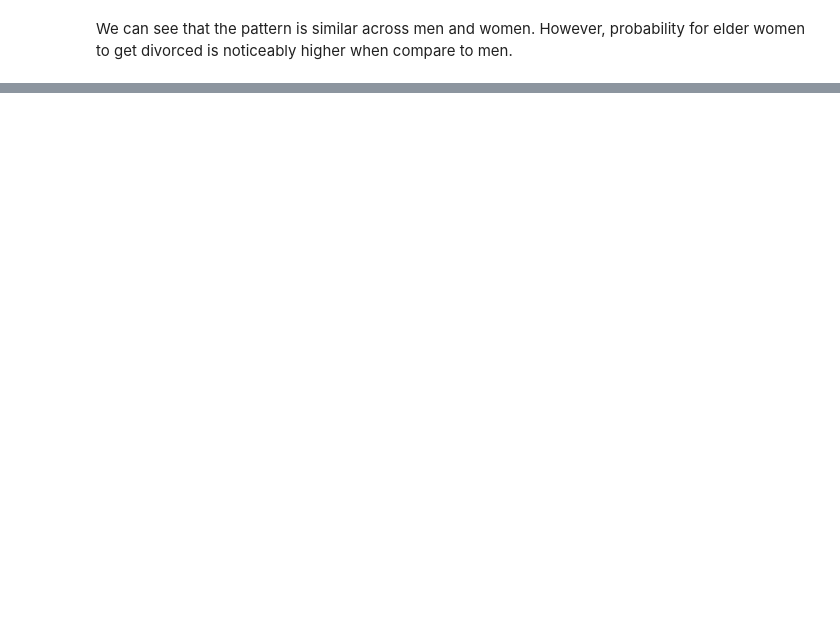
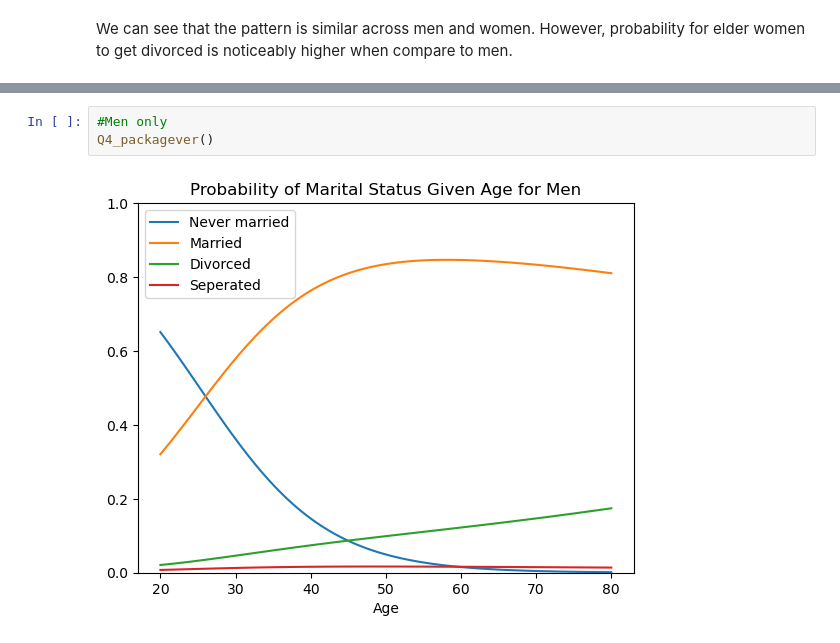
Before and after one commit to Econ522/ps2-kayancheng, a Jupyter notebook: PS2.ipynb, the cells around one changed output, grey strips where cells are left out. Saved outputs shown, nothing was run; the diff lists cells and outputs as text; blank space fills up the shorter version.

```diff
--- a/PS2.ipynb
+++ b/PS2.ipynb
@@ -107,0 +163,5 @@ We can see that the pattern is similar across men and women. However, probabilit
+# %%
+#Men only
+Q4_packagever()
+# %% [output]
+[figure, added]
```
Also changed, not shown: parts of 8 cells of this notebook.
